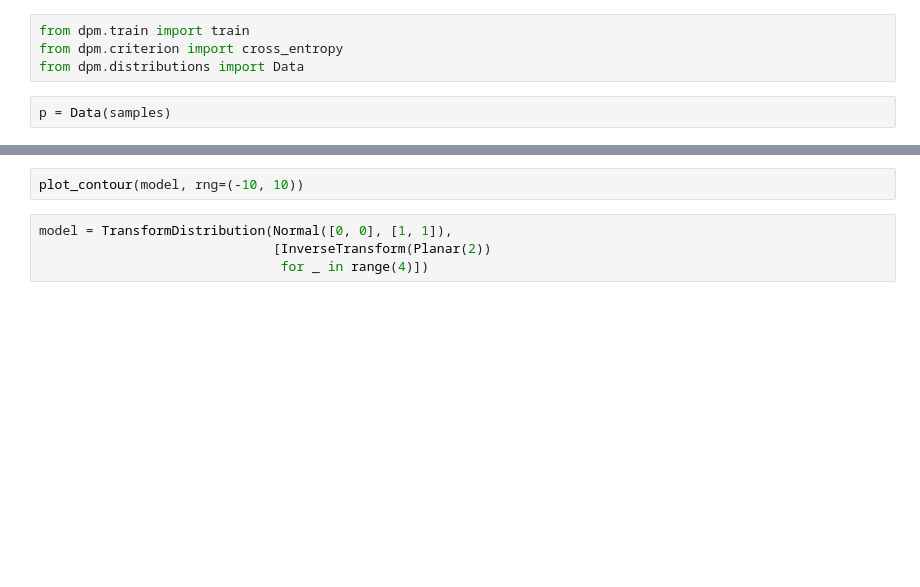
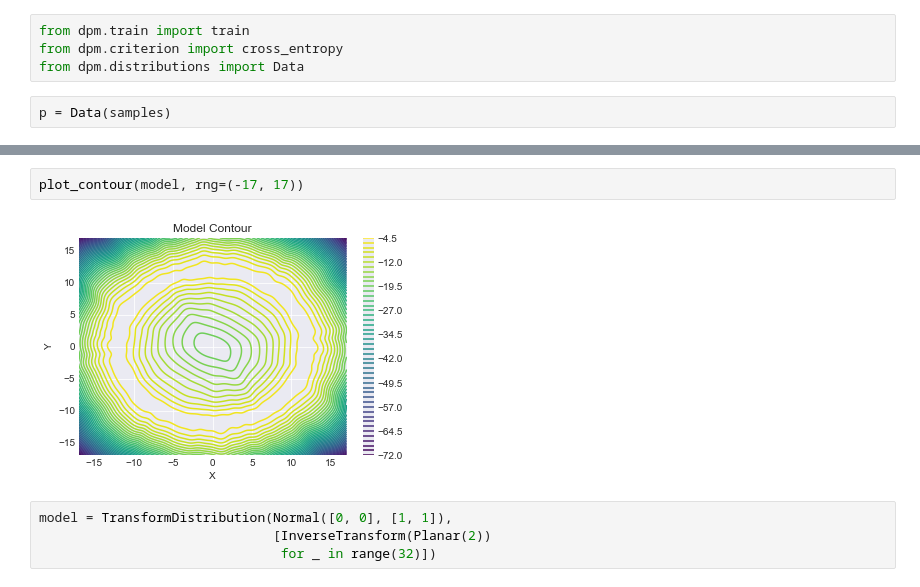
Before and after one commit to nextBillyonair/DPM, a Jupyter notebook: Notebooks/Transforms/RadialPlanar.ipynb, the cells around one changed output, grey strips where cells are left out. Saved outputs shown, nothing was run; the diff lists cells and outputs as text; blank space fills up the shorter version.

```diff
--- a/Notebooks/Transforms/RadialPlanar.ipynb
+++ b/Notebooks/Transforms/RadialPlanar.ipynb
@@ -45,7 +63,9 @@ plot_stats(stats)
 # %%
-plot_contour(model, rng=(-10, 10))
+plot_contour(model, rng=(-17, 17))
+# %% [output]
+[figure, added]
 # %%
 model = TransformDistribution(Normal([0, 0], [1, 1]),
                               [InverseTransform(Planar(2))
-                               for _ in range(4)])
+                               for _ in range(32)])
 # %%
```
Also changed, not shown: parts of 8 cells of this notebook, 11 other files.
